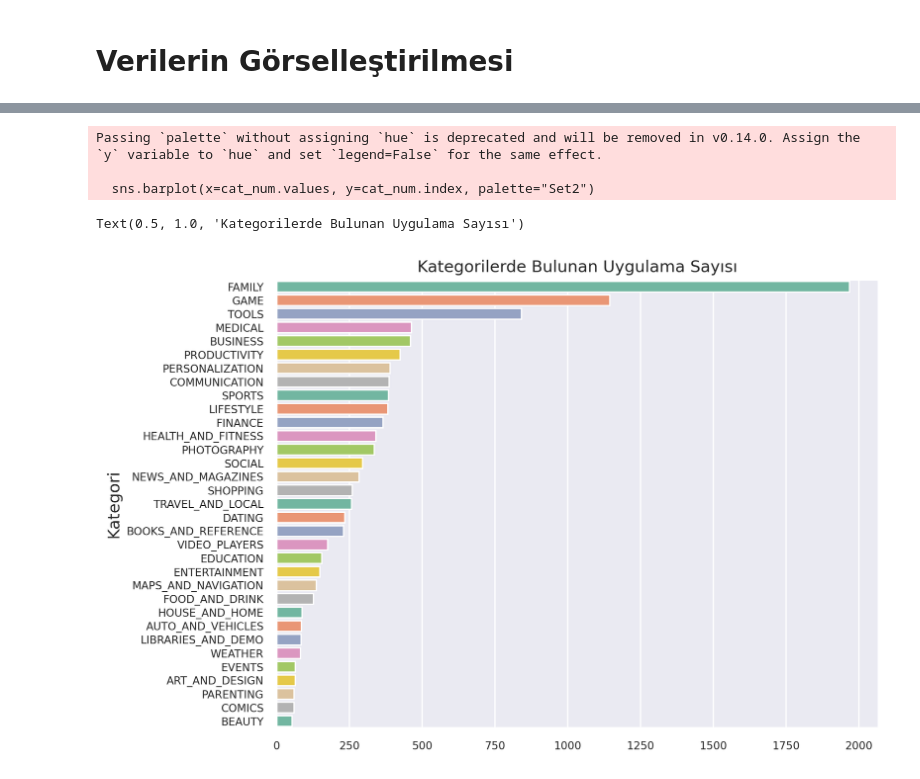
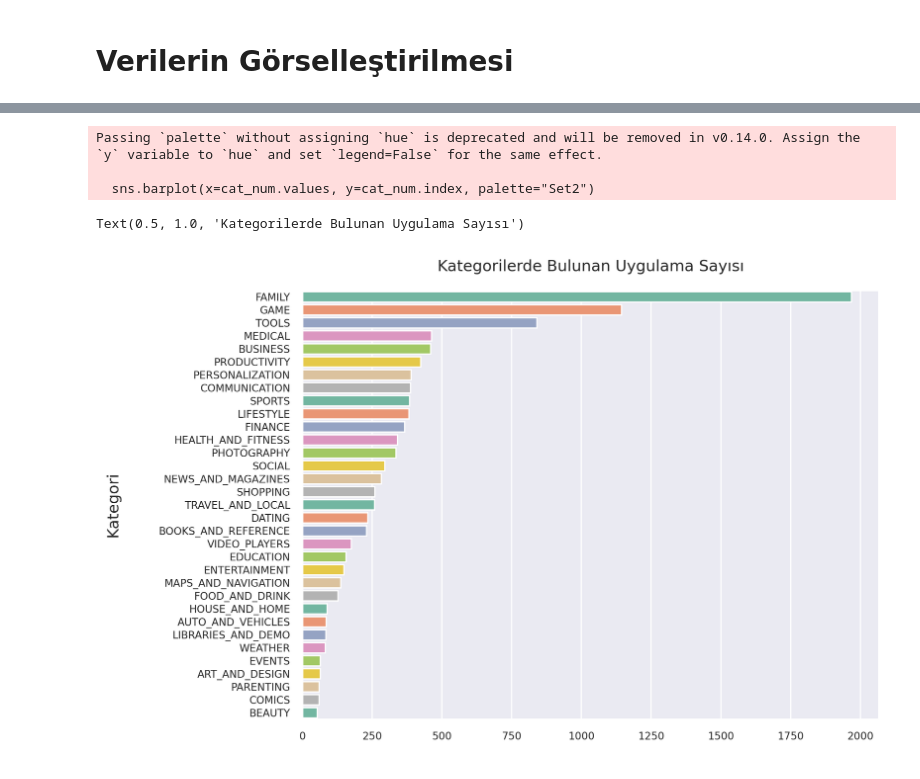
Before and after one commit to Efe-Eroglu/Play-Store-Data-Analysis, a Jupyter notebook: PlayStore_Dataset.ipynb, the cells around one changed output, grey strips where cells are left out. Saved outputs shown, nothing was run; the diff lists cells and outputs as text; code cells hidden in the pictures.

```diff
--- a/PlayStore_Dataset.ipynb
+++ b/PlayStore_Dataset.ipynb
@@ -8,5 +8,5 @@ import matplotlib.pyplot as plt
 # %%
-df = pd.read_csv("googleplaystore.csv")
+df = pd.read_csv("/content/drive/MyDrive/Colab Notebooks/Veriler/googleplaystore.csv")
 # %%
 df.head()
 # %% [output]
@@ -316,16 +315,16 @@ Passing `palette` without assigning `hue` is deprecated and will be removed in v
 # %%
 cat_num = df["Kategori"].value_counts()
 sns.barplot(x=cat_num.values, y=cat_num.index, palette="Set2")
 plt.xticks(fontsize=8)
 plt.yticks(fontsize=8)
-plt.ylabel("Kategori")
-plt.title("Kategorilerde Bulunan Uygulama Sayısı")
+plt.ylabel("Kategori", labelpad=30)
+plt.title("Kategorilerde Bulunan Uygulama Sayısı",pad=15)
 # %% [output]
 Passing `palette` without assigning `hue` is deprecated and will be removed in v0.14.0. Assign the `y` variable to `hue` and set `legend=False` for the same effect.
 
   sns.barplot(x=cat_num.values, y=cat_num.index, palette="Set2")
 Text(0.5, 1.0, 'Kategorilerde Bulunan Uygulama Sayısı')
-[figure, old version]
+[figure, new version]
 # %%
 # Kategorilerin fiyatlandırmaya göre dağılımı
 sns.scatterplot(data = df , y="Kategori", x="Ücret", hue="Kategori", legend=False)
```
Also changed, not shown: parts of 7 cells of this notebook.
